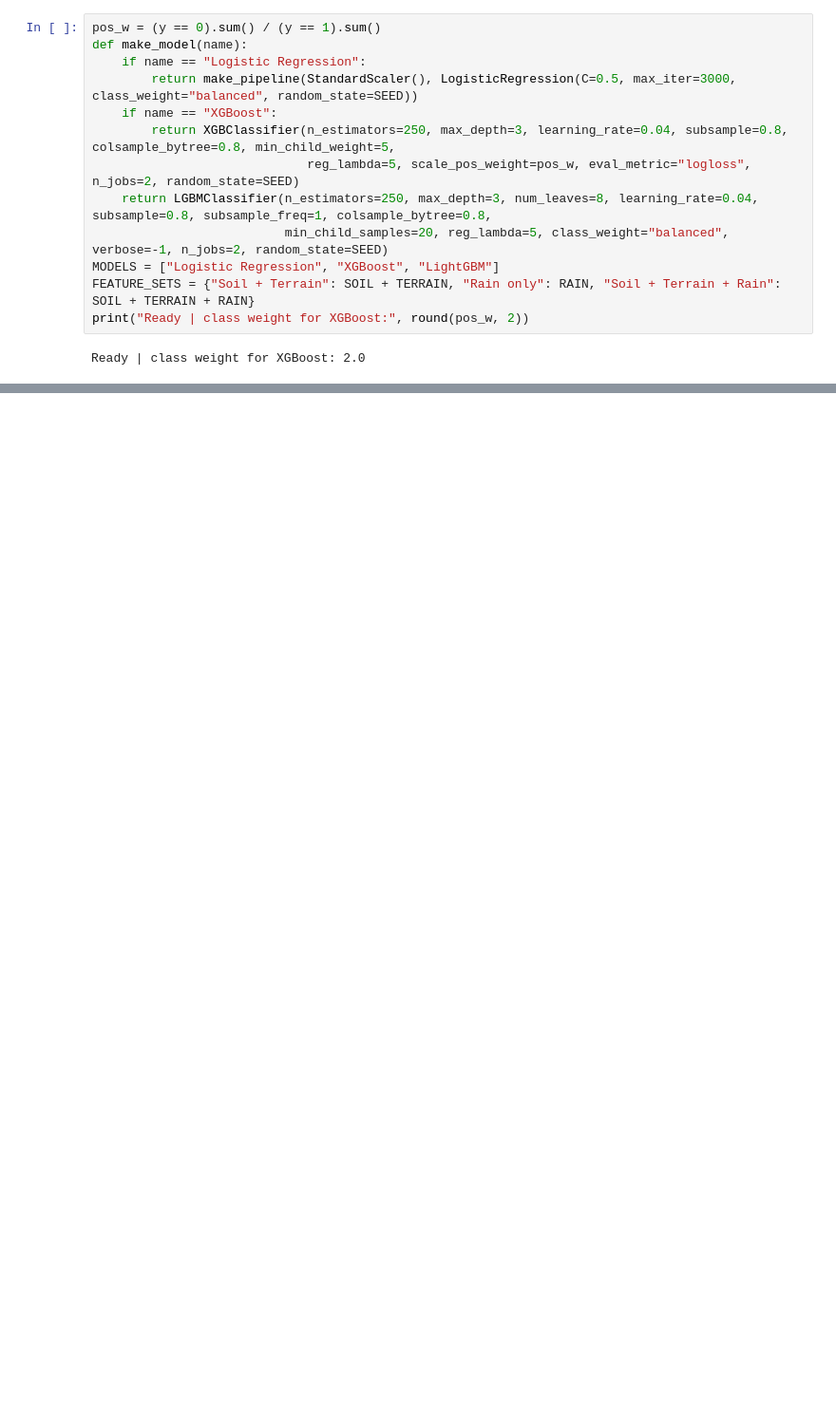
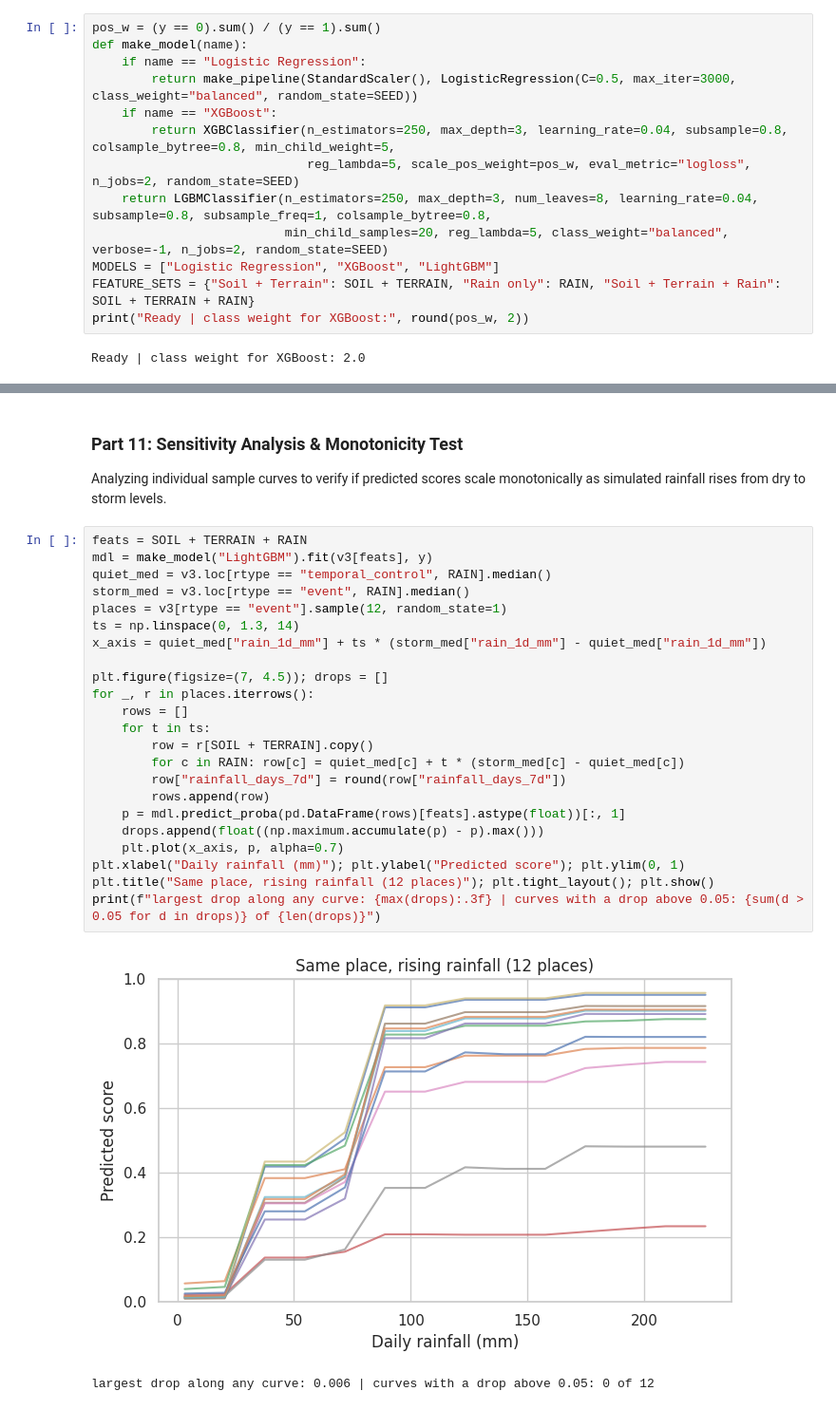
Before and after one commit to amasha-sinhalagoda/J26-IT-334, a Jupyter notebook: Rainfall_data_re_Arrange.ipynb, the cells around one changed output, grey strips where cells are left out. Shown at 95% size. Saved outputs shown, nothing was run; the diff lists cells and outputs as text; blank space fills up the shorter version.

```diff
--- a/Rainfall_data_re_Arrange.ipynb
+++ b/Rainfall_data_re_Arrange.ipynb
@@ -287,0 +342,29 @@ pd.DataFrame(out).round(3)
+# %% [markdown]
+### Part 11: Sensitivity Analysis & Monotonicity Test
+Analyzing individual sample curves to verify if predicted scores scale monotonically as simulated rainfall rises from dry to storm levels.
+# %%
+feats = SOIL + TERRAIN + RAIN
+mdl = make_model("LightGBM").fit(v3[feats], y)
+quiet_med = v3.loc[rtype == "temporal_control", RAIN].median()
+storm_med = v3.loc[rtype == "event", RAIN].median()
+places = v3[rtype == "event"].sample(12, random_state=1)
+ts = np.linspace(0, 1.3, 14)
+x_axis = quiet_med["rain_1d_mm"] + ts * (storm_med["rain_1d_mm"] - quiet_med["rain_1d_mm"])
+
+plt.figure(figsize=(7, 4.5)); drops = []
+for _, r in places.iterrows():
+    rows = []
+    for t in ts:
+        row = r[SOIL + TERRAIN].copy()
+        for c in RAIN: row[c] = quiet_med[c] + t * (storm_med[c] - quiet_med[c])
+        row["rainfall_days_7d"] = round(row["rainfall_days_7d"])
+        rows.append(row)
+    p = mdl.predict_proba(pd.DataFrame(rows)[feats].astype(float))[:, 1]
+    drops.append(float((np.maximum.accumulate(p) - p).max()))
+    plt.plot(x_axis, p, alpha=0.7)
+plt.xlabel("Daily rainfall (mm)"); plt.ylabel("Predicted score"); plt.ylim(0, 1)
+plt.title("Same place, rising rainfall (12 places)"); plt.tight_layout(); plt.show()
+print(f"largest drop along any curve: {max(drops):.3f} | curves with a drop above 0.05: {sum(d > 0.05 for d in drops)} of {len(drops)}")
+# %% [output]
+[figure, added]
+largest drop along any curve: 0.006 | curves with a drop above 0.05: 0 of 12
```
Also changed, not shown: parts of 21 cells of this notebook.
